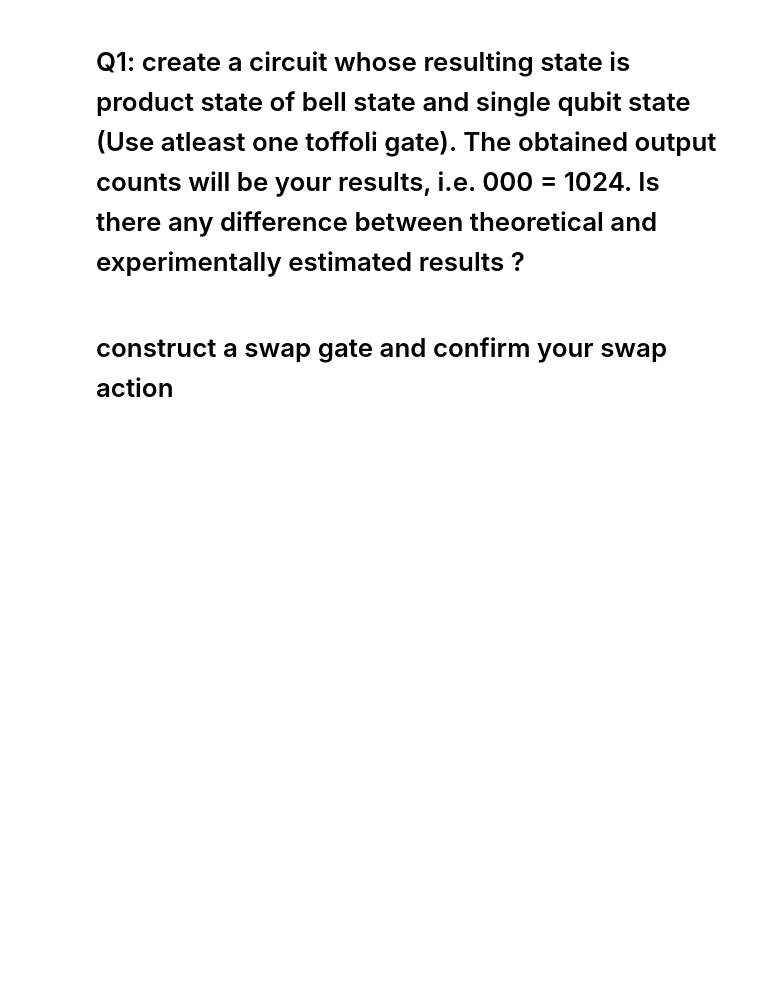
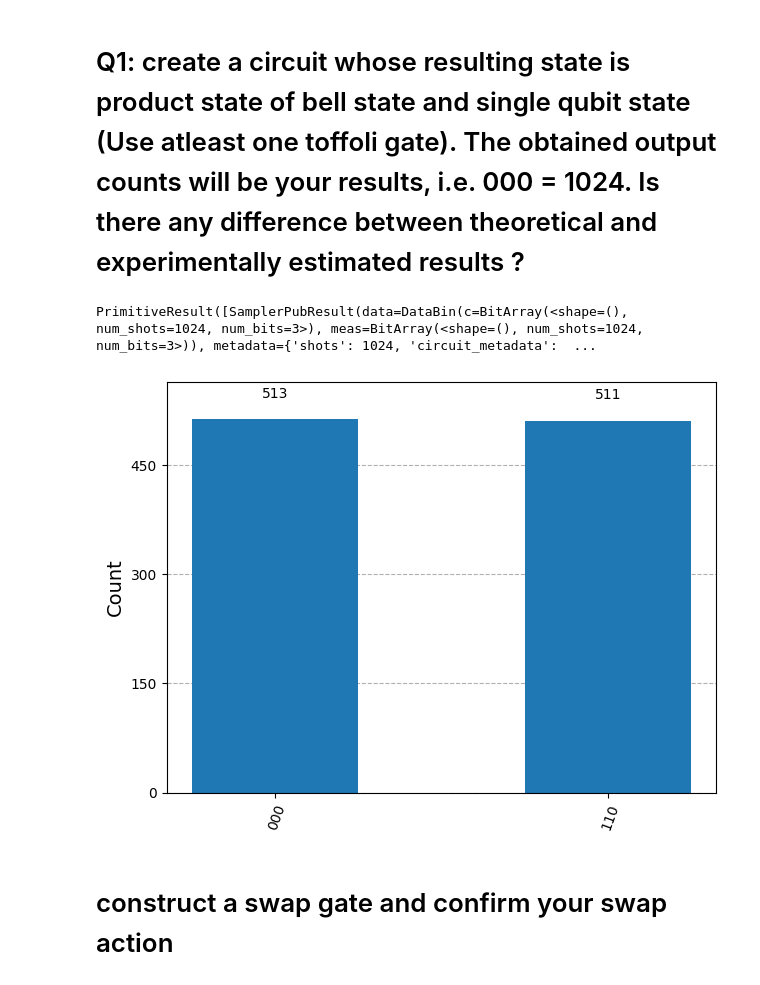
Before and after one commit to Mait-Sark/Quantum-Computing-Lab, a Jupyter notebook: Notebooks/Lab 01/Basics_lab_01.ipynb, the cells around one changed output. Cells and saved outputs as stored; diff of their text form; code cells hidden in the pictures; blank space fills up the shorter version.

```diff
--- a/Notebooks/Lab 01/Basics_lab_01.ipynb
+++ b/Notebooks/Lab 01/Basics_lab_01.ipynb
@@ -249,34 +286,38 @@ from qiskit.visualization import plot_histogram
 # simulator backend
 # backend = StatevectorSimulator()
 # backend = QasmSimulator()
 backend = AerSimulator()
 
 
 # Quantum circuit to make a  state
 qc1 = QuantumCircuit(3,3)
 qc1.h(1)
 qc1.cx(1,0)
 #your code
-
+qc1.ccx(0,1,2)
+qc1.cx(1,0)
 
 
 
 #your code
 
 qc1.measure_all()
 qc1.draw('mpl')
 
 pm = generate_preset_pass_manager(backend=backend, optimization_level=3)
 isa_circuit = pm.run(qc1)
 
 # execute the quantum circuit
 # sampler = AerSimulator()
 sampler = Sampler(backend)
 job = sampler.run([isa_circuit])
 result = job.result()
 
 print(result)
 plot_histogram(result[0].data.meas.get_counts())
+# %% [output]
+PrimitiveResult([SamplerPubResult(data=DataBin(c=BitArray(<shape=(), num_shots=1024, num_bits=3>), meas=BitArray(<shape=(), num_shots=1024, num_bits=3>)), metadata={'shots': 1024, 'circuit_metadata':  ...
+[figure, added]
 # %% [markdown]
 # construct a swap gate and confirm your swap action
 # %% [markdown]
```
Also changed, not shown: parts of 17 cells of this notebook, 1 other file.
